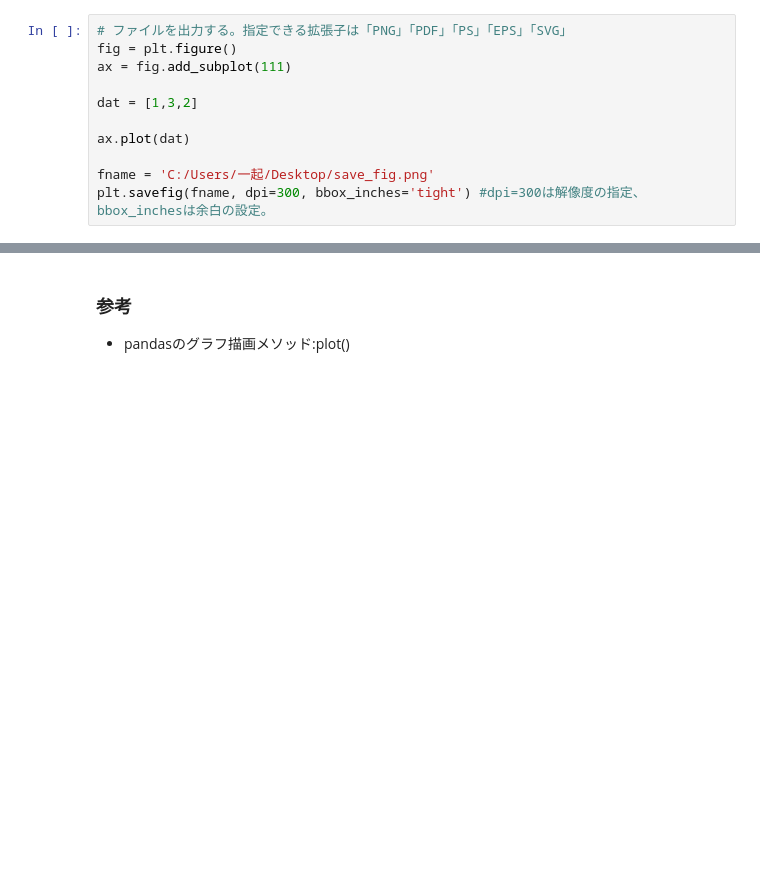
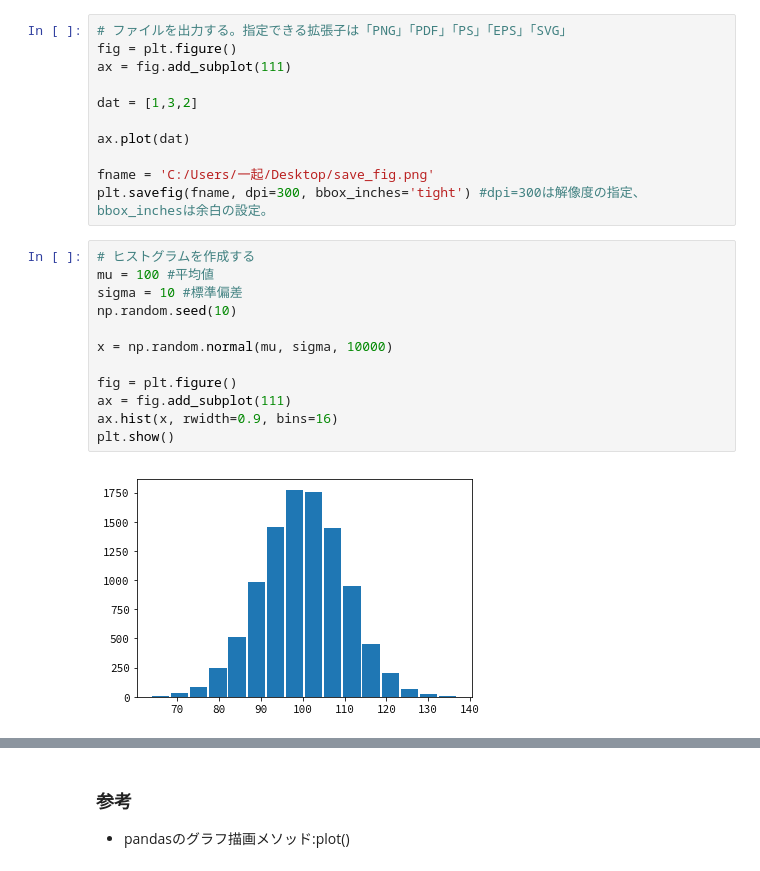
Before and after one commit to ikki02/Python, a Jupyter notebook: Matplotlib.ipynb, the cells around one changed output, grey strips where cells are left out. Saved outputs shown, nothing was run; the diff lists cells and outputs as text; blank space fills up the shorter version.

```diff
--- a/Matplotlib.ipynb
+++ b/Matplotlib.ipynb
@@ -190,3 +190,17 @@ ax.plot(dat)
 
 fname = 'C:/Users/一起/Desktop/save_fig.png'
 plt.savefig(fname, dpi=300, bbox_inches='tight') #dpi=300は解像度の指定、bbox_inchesは余白の設定。
+# %%
+# ヒストグラムを作成する
+mu = 100 #平均値
+sigma = 10 #標準偏差
+np.random.seed(10)
+
+x = np.random.normal(mu, sigma, 10000)
+
+fig = plt.figure()
+ax = fig.add_subplot(111)
+ax.hist(x, rwidth=0.9, bins=16)
+plt.show()
+# %% [output]
+[figure, added]
```
Also changed, not shown: parts of 8 cells of this notebook.
